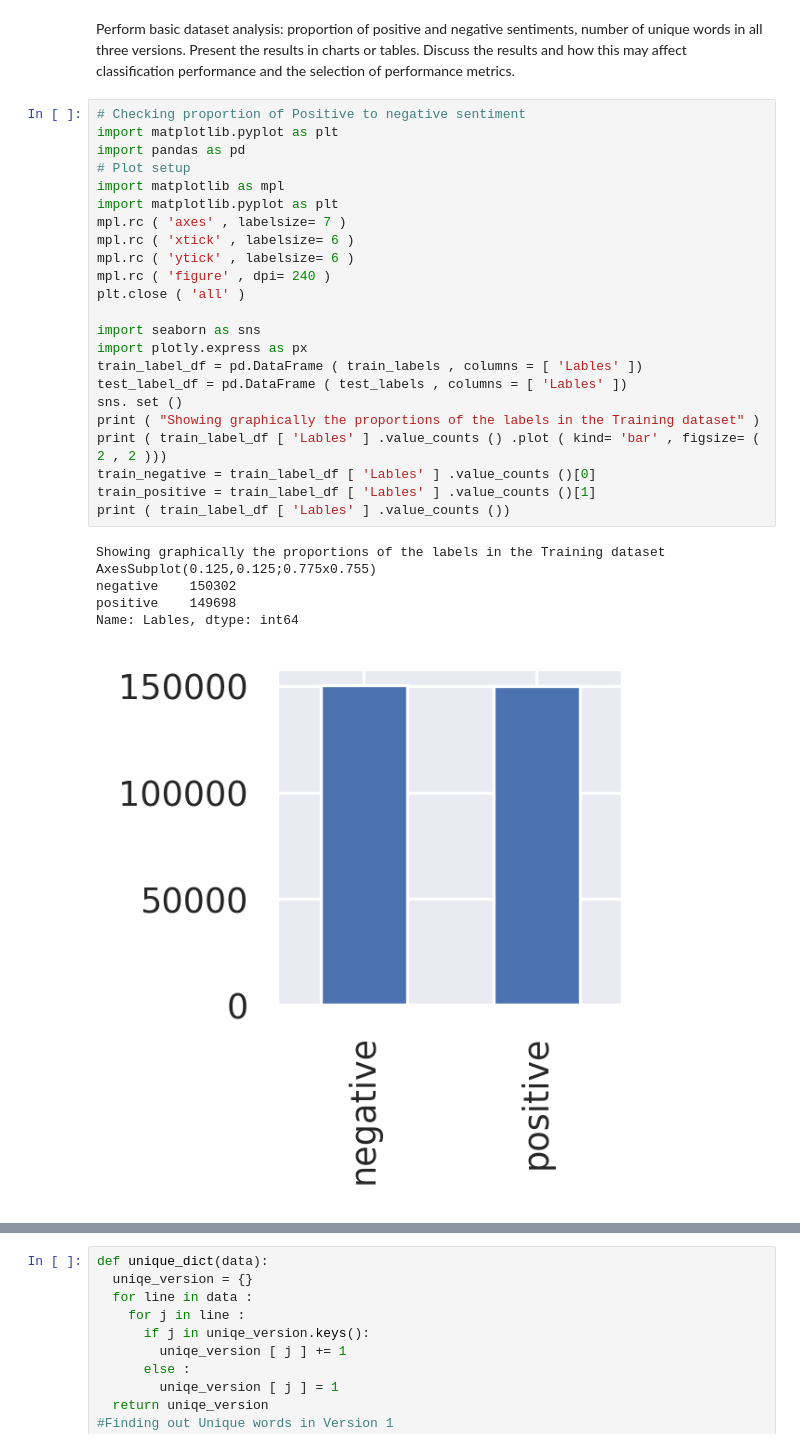
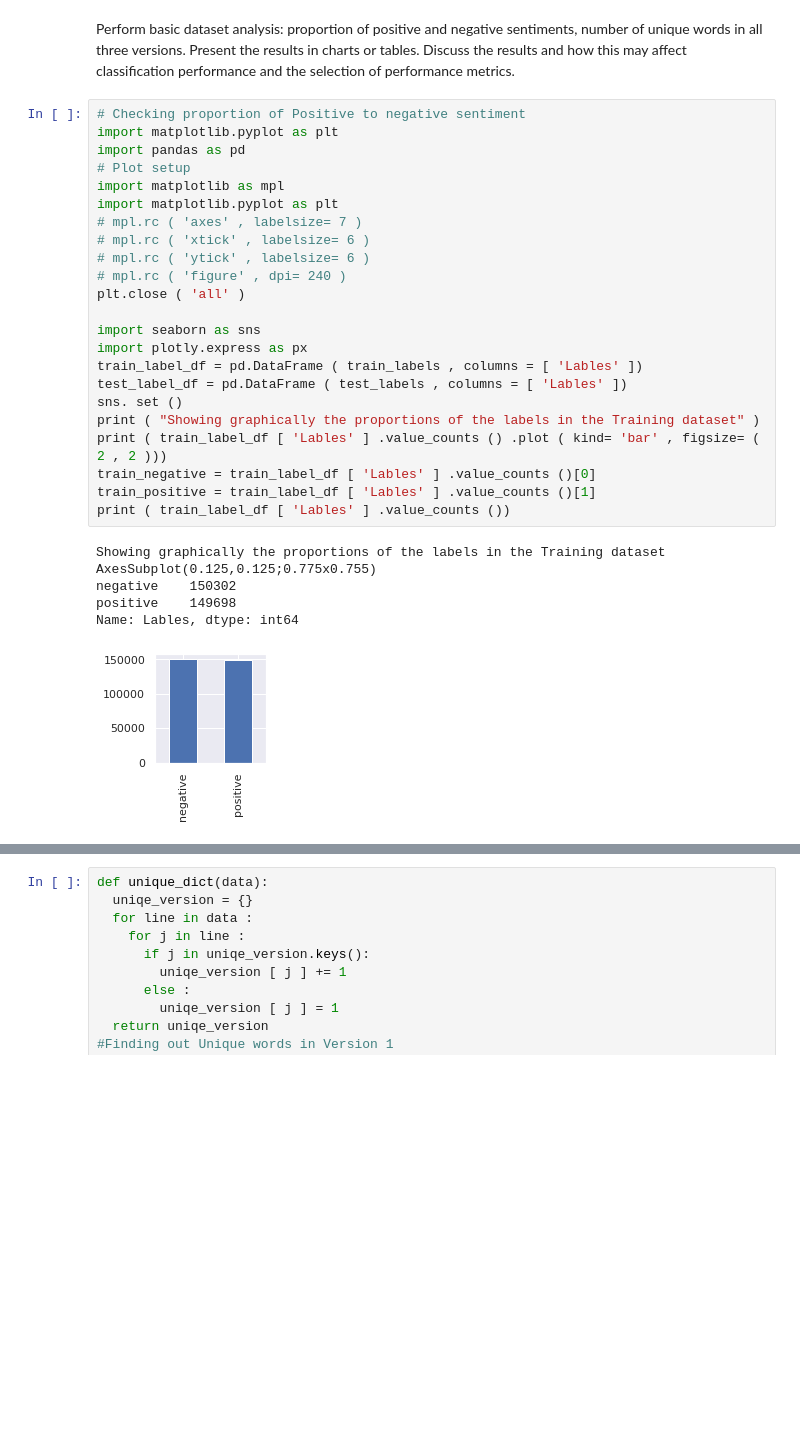
Before and after one commit to Anomaly1702/NLP_Basics, a Jupyter notebook: a1812913_Anubhav_assign1.ipynb, the cells around one changed output, grey strips where cells are left out. Saved outputs shown, nothing was run; the diff lists cells and outputs as text; blank space fills up the shorter version.

```diff
--- a/a1812913_Anubhav_assign1.ipynb
+++ b/a1812913_Anubhav_assign1.ipynb
@@ -127,33 +127,33 @@ metrics.
 # %%
 # Checking proportion of Positive to negative sentiment
 import matplotlib.pyplot as plt
 import pandas as pd
 # Plot setup
 import matplotlib as mpl
 import matplotlib.pyplot as plt
-mpl.rc ( 'axes' , labelsize= 7 )
-mpl.rc ( 'xtick' , labelsize= 6 )
-mpl.rc ( 'ytick' , labelsize= 6 )
-mpl.rc ( 'figure' , dpi= 240 )
+# mpl.rc ( 'axes' , labelsize= 7 )
+# mpl.rc ( 'xtick' , labelsize= 6 )
+# mpl.rc ( 'ytick' , labelsize= 6 )
+# mpl.rc ( 'figure' , dpi= 240 )
 plt.close ( 'all' )
 
 import seaborn as sns
 import plotly.express as px
 train_label_df = pd.DataFrame ( train_labels , columns = [ 'Lables' ])
 test_label_df = pd.DataFrame ( test_labels , columns = [ 'Lables' ])
 sns. set ()
 print ( "Showing graphically the proportions of the labels in the Training dataset" )
 print ( train_label_df [ 'Lables' ] .value_counts () .plot ( kind= 'bar' , figsize= ( 2 , 2 )))
 train_negative = train_label_df [ 'Lables' ] .value_counts ()[0]
 train_positive = train_label_df [ 'Lables' ] .value_counts ()[1]
 print ( train_label_df [ 'Lables' ] .value_counts ())
 # %% [output]
 Showing graphically the proportions of the labels in the Training dataset
 AxesSubplot(0.125,0.125;0.775x0.755)
 negative    150302
 positive    149698
 Name: Lables, dtype: int64
-[figure, old version]
+[figure, new version]
 # %%
 sns.set()
 print("Showing graphically the proportions of the labels in the Testing dataset")
```
Also changed, not shown: parts of 13 cells of this notebook.
